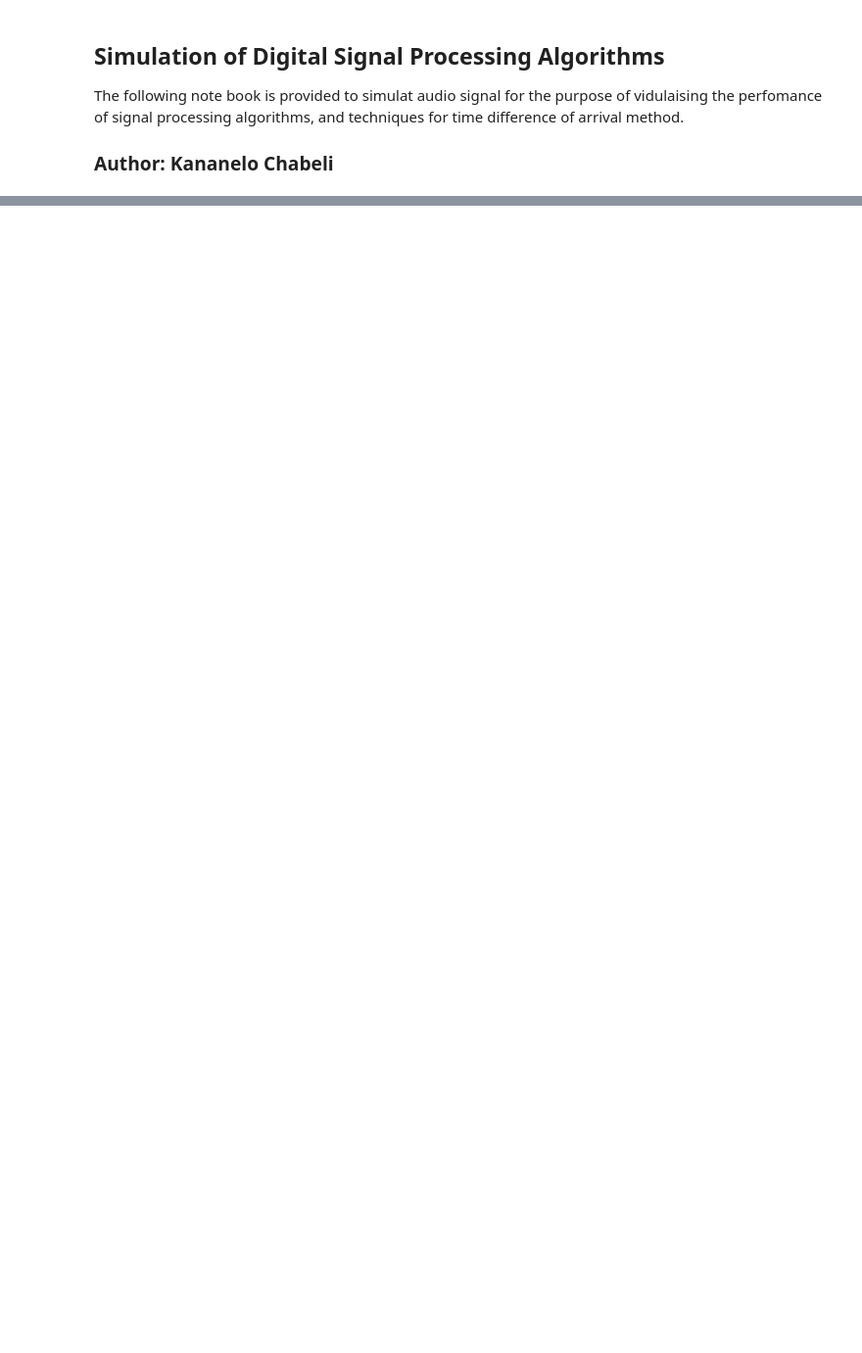
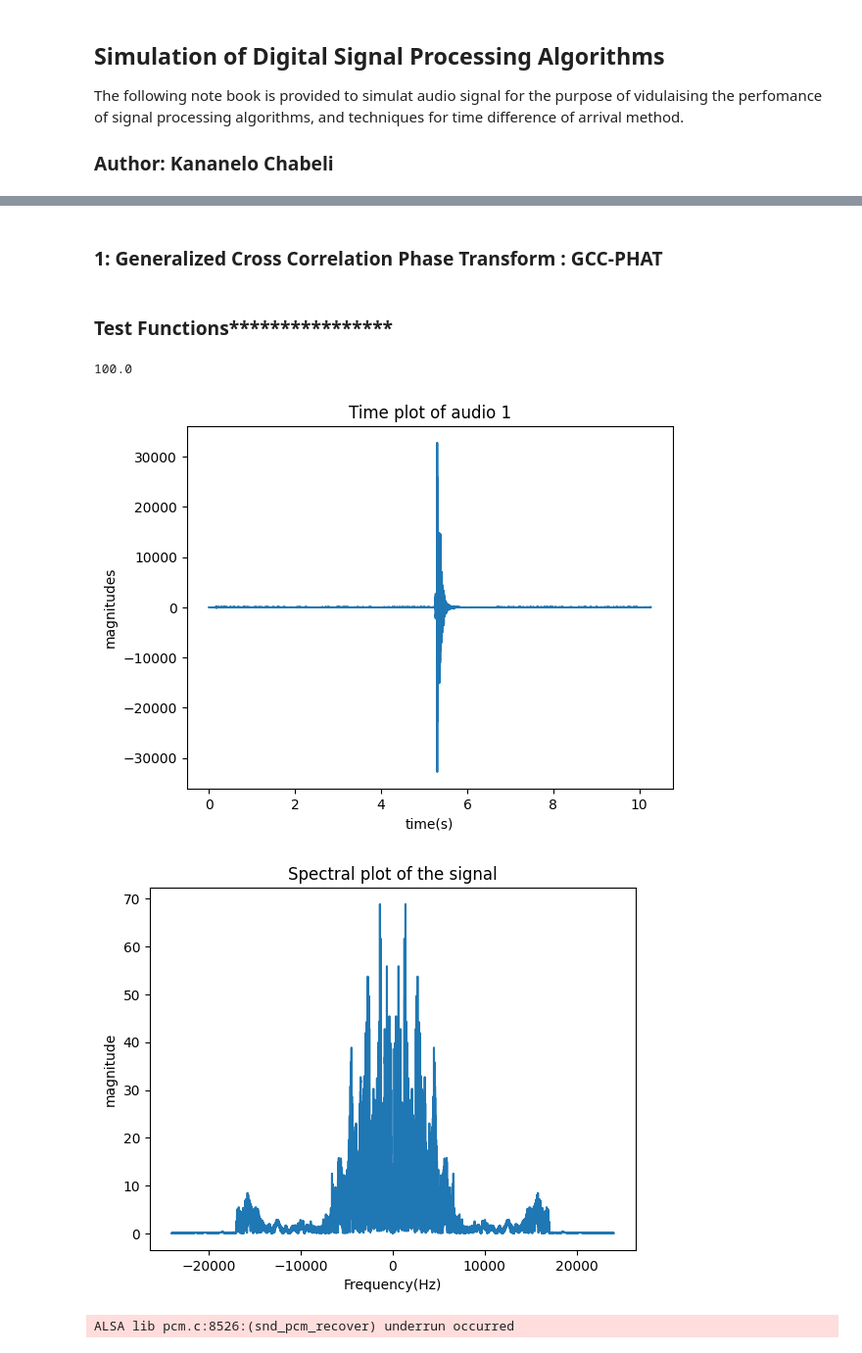
Before and after one commit to Kananelo688/Acoustic-Localization-using-TDoA, a Jupyter notebook: notebooks/Audio_Signal_Simulations.ipynb, the cells around one changed output, grey strips where cells are left out. Shown at 98% size. Saved outputs shown, nothing was run; the diff lists cells and outputs as text; code cells hidden in the pictures; blank space fills up the shorter version.

Commit message:
added sound signals

```diff
--- a/notebooks/Audio_Signal_Simulations.ipynb
+++ b/notebooks/Audio_Signal_Simulations.ipynb
@@ -41,28 +47,34 @@ def freq_axis(samples,time_step):
        return  np.arange((-samples/2)*freq_step,((samples/2))*freq_step,freq_step)
     return np.arange((-(samples+1)/2)*freq_step,((samples-1)/2)*freq_step,freq_step)
 #coming
-def time_plot(t,xv,title="Time domain plot of the signal",ylab="magnitudes"):
+def time_plot(t,xv,title="Time domain plot of the signal",ylab="magnitudes",label="signal1"):
     if len(t)!=len(xv):
         print("Given arrays must have same dimesions!")
         return
-    plt.plot(t,xv)
+    plt.plot(t,xv,label=label)
     plt.ylabel(ylab)
     plt.title(title)
     plt.xlabel("time(s)")
     plt.show()
 #coming
-def spectral_plot(f,xv,time_step,title="Spectral plot of the signal",ylab="magnitude"):
+def spectral_plot(f,xv,time_step,title="Spectral plot of the signal",ylab="magnitude",plot=True):
     if len(f) !=len(xv):
         print("Given arrays must have same dimesions!")
         return None
     XV=np.fft.fft(xv)
     XV_Abs=time_step*np.fft.fftshift(np.abs(XV))
-
-    plt.plot(f,XV_Abs)
+    if plot:
+        plt.plot(f,XV_Abs)
+        plt.title(title)
+        plt.xlabel("Frequency(Hz)")
+        plt.ylabel(ylab)
+        plt.show()
+    return XV
+#comming
+def spectrogral_plot(data,rate,title="Spectrogram of the Signal"):
+    f,t,Sxx=signal.spectrogram(data,rate) #Compute the spectrum
+    plt.pcolormesh(t, f, Sxx) #plot the spectrum
     plt.title(title)
-    plt.xlabel("Frequency(Hz)")
-    plt.ylabel(ylab)
+    plt.ylabel("$Frequency(Hz)$")
+    plt.xlabel("$Time(s)$")
     plt.show()
-#comming
-def spectrogram_plot():
-    pass
@@ -123,0 +110,2 @@ ALSA lib pcm.c:8526:(snd_pcm_recover) underrun occurred
+# %% [markdown]
+### 1: Generalized Cross Correlation Phase Transform : GCC-PHAT
@@ -123,0 +139,2 @@ ALSA lib pcm.c:8526:(snd_pcm_recover) underrun occurred
+# %% [markdown]
+### Test Functions****************
@@ -123,0 +150,18 @@ ALSA lib pcm.c:8526:(snd_pcm_recover) underrun occurred
+# %%
+n1=np.arange(10000)
+n2=np.roll(n1,shift=100)
+_,de=gcc_phat(n1,n2)
+print(de)
+# %% [output]
+100.0
+# %%
+_5s_audio,rate=read_wav("hit_5s_audio.wav",True)
+t=time_axis(_5s_audio.shape[0],1/rate)
+time_plot(t,_5s_audio,title="Time plot of audio 1")
+f=freq_axis(_5s_audio.shape[0],1/rate)
+spectral_plot(f,_5s_audio,1/rate);
+spectrogral_plot(_5s_audio,rate)
+# %% [output]
+[figure, added]
+[figure, added]
+ALSA lib pcm.c:8526:(snd_pcm_recover) underrun occurred
```
Also changed, not shown: parts of 19 cells of this notebook, 6 other files.
